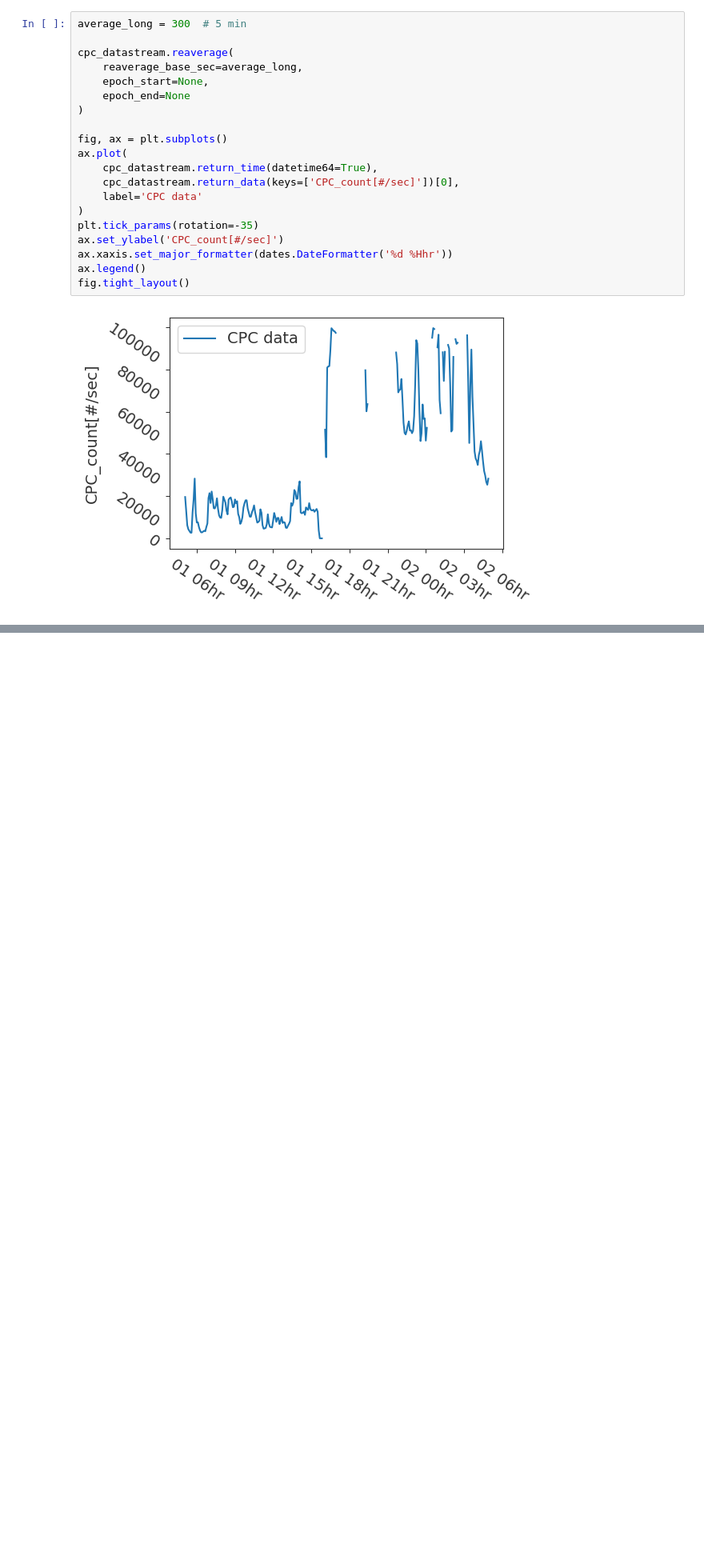
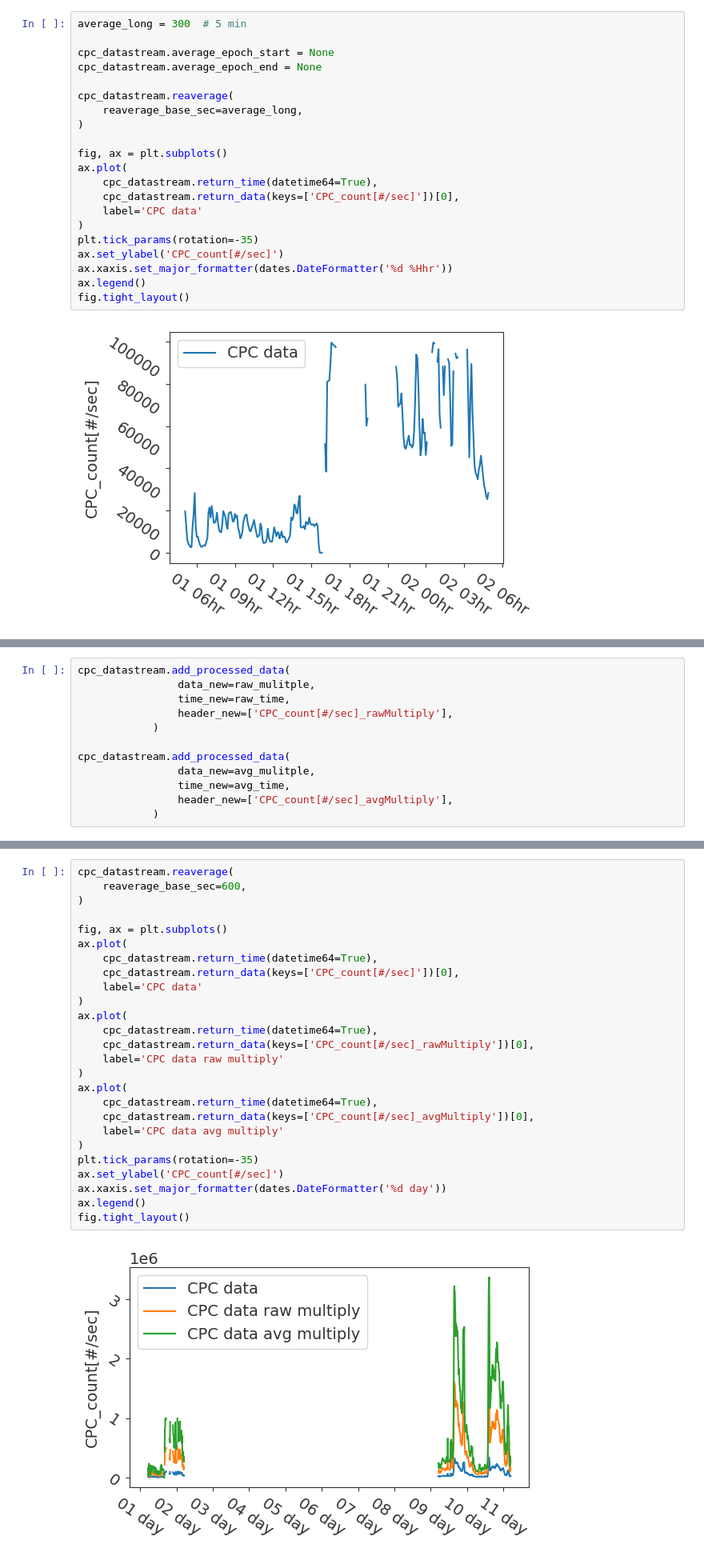
Before and after one commit to uncscode/datacula, a Jupyter notebook: docs/examples/Example_DataStream_loading.ipynb, the cells around one changed output, grey strips where cells are left out. Shown: that part at 80% size. Drawn from its saved outputs; the diff is of its cells as text; blank space fills up the shorter version.

```diff
--- a/docs/examples/Example_DataStream_loading.ipynb
+++ b/docs/examples/Example_DataStream_loading.ipynb
@@ -354,10 +354,11 @@ The raw data is always stored in the DataStream object. So if you want to reaver
 # %%
 average_long = 300  # 5 min
 
+cpc_datastream.average_epoch_start = None
+cpc_datastream.average_epoch_end = None
+
 cpc_datastream.reaverage(
     reaverage_base_sec=average_long,
-    epoch_start=None,
-    epoch_end=None
 )
 
 fig, ax = plt.subplots()
@@ -375,0 +497,12 @@ fig.tight_layout()
+# %%
+cpc_datastream.add_processed_data(
+                data_new=raw_mulitple,
+                time_new=raw_time,
+                header_new=['CPC_count[#/sec]_rawMultiply'],
+            )
+
+cpc_datastream.add_processed_data(
+                data_new=avg_mulitple,
+                time_new=avg_time,
+                header_new=['CPC_count[#/sec]_avgMultiply'],
+            )
@@ -375,0 +513,28 @@ fig.tight_layout()
+# %%
+cpc_datastream.reaverage(
+    reaverage_base_sec=600,
+)
+
+fig, ax = plt.subplots()
+ax.plot(
+    cpc_datastream.return_time(datetime64=True),
+    cpc_datastream.return_data(keys=['CPC_count[#/sec]'])[0],
+    label='CPC data'
+)
+ax.plot(
+    cpc_datastream.return_time(datetime64=True),
+    cpc_datastream.return_data(keys=['CPC_count[#/sec]_rawMultiply'])[0],
+    label='CPC data raw multiply'
+)
+ax.plot(
+    cpc_datastream.return_time(datetime64=True),
+    cpc_datastream.return_data(keys=['CPC_count[#/sec]_avgMultiply'])[0],
+    label='CPC data avg multiply'
+)
+plt.tick_params(rotation=-35)
+ax.set_ylabel('CPC_count[#/sec]')
+ax.xaxis.set_major_formatter(dates.DateFormatter('%d day'))
+ax.legend()
+fig.tight_layout()
+# %% [output]
+[figure, added]
```
Also changed, not shown: parts of 15 cells of this notebook, 3 other files.
